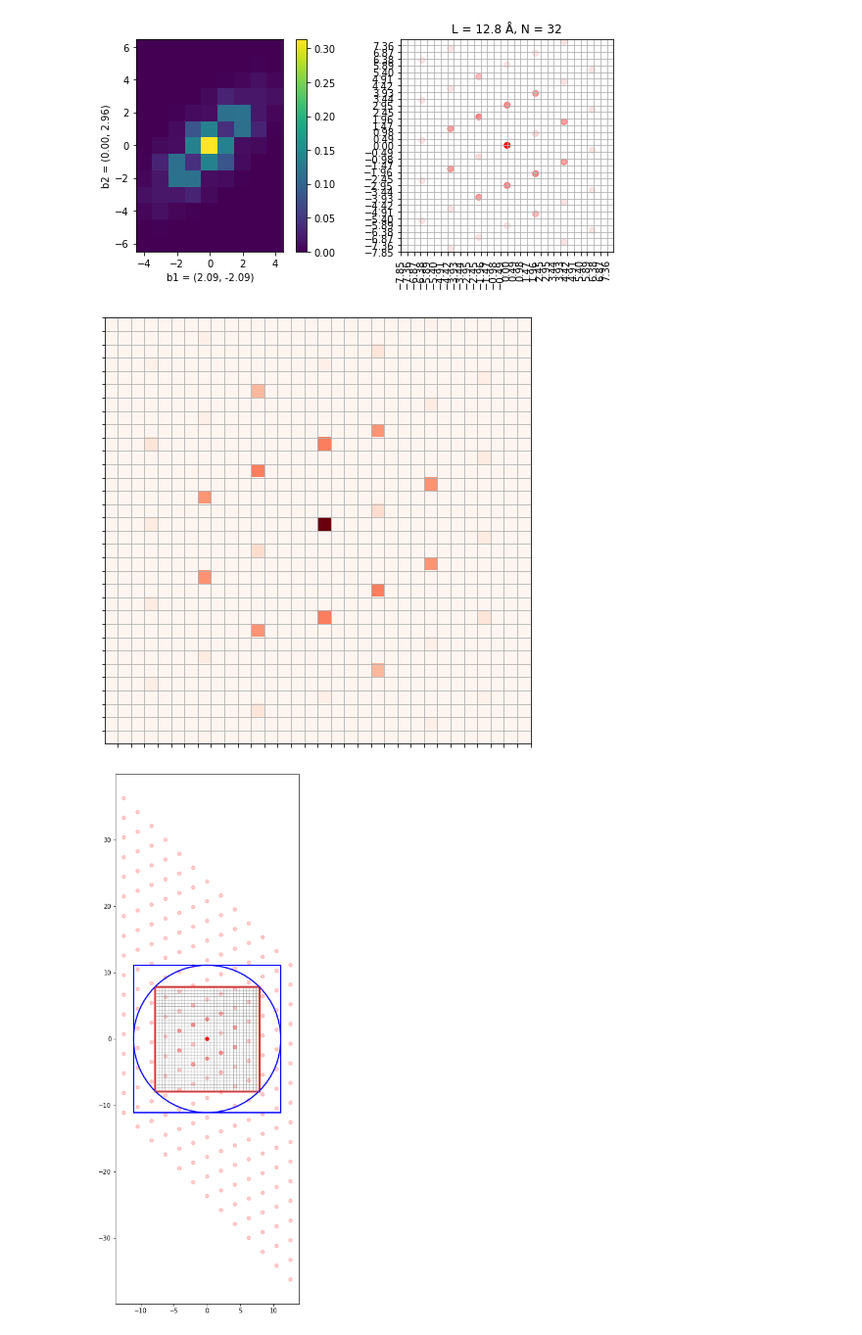
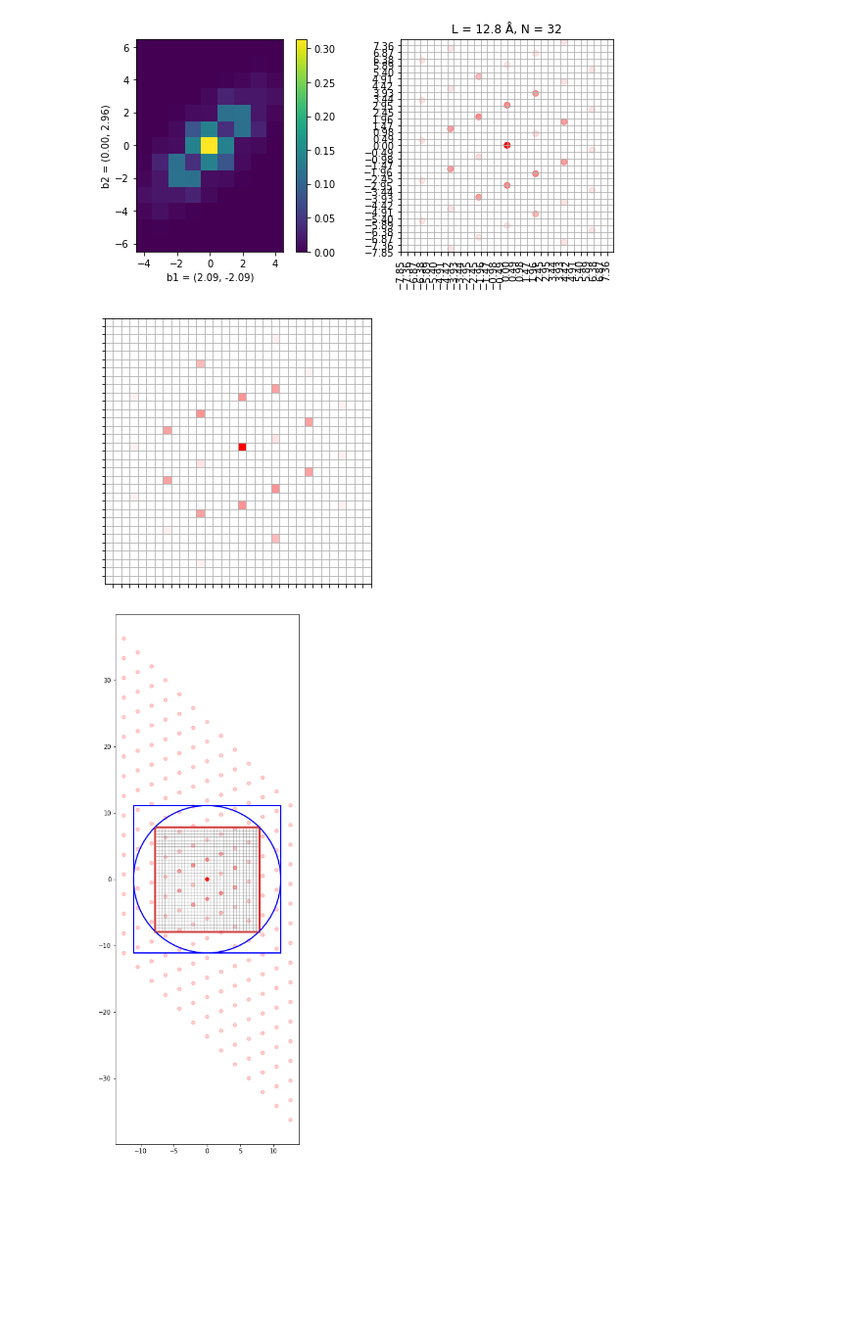
Before and after one commit to markus7800/VoxelNet, a Jupyter notebook: voxel_tutorial.ipynb, the cells around one changed output. Shown at 98% size. Drawn from its saved outputs; the diff is of its cells as text; code cells hidden in the pictures; blank space fills up the shorter version.

```diff
--- a/voxel_tutorial.ipynb
+++ b/voxel_tutorial.ipynb
@@ -1,14 +1,20 @@
 # %%
 from voxel import *
 # %%
-# Calculate coordinates of atoms in rhombus
+# Calculate coordinates of two atoms in rhombus
 # a = 1
 # alpha = 45 deg = pi/4
 f = 2 * np.sin(np.pi/8)
 e = np.cos(np.pi/8)
 r = f*np.sqrt(4-f**2)/(4+2*f)
-print(np.cos(np.pi/8)*(e-r), np.sin(np.pi/8)*(e-r))
-print(np.cos(np.pi/8)*(e+r), np.sin(np.pi/8)*(e+r))
+
+x1 = np.cos(np.pi/8)*(e-r)
+y1 = np.sin(np.pi/8)*(e-r)
+print(x1, y1)
+
+x2 = np.cos(np.pi/8)*(e+r)
+y2 = np.sin(np.pi/8)*(e+r)
+print(x2, y2)
 # %% [output]
 0.6173165676349102 0.2557008945919878
 1.0897902135516373 0.4514058865945597
@@ -20,7 +26,7 @@ A = np.array([
 ]) * 3
 
 # atom coordinates
-mus = np.array([[0.6173,0.2557], [1.0898, 0.4514]])*3
+mus = np.array([[x1,y1], [x2, y2]])*3
 
 # standard deviation for the Gaussians
 sigma = 0.3
@@ -100,16 +106,20 @@ plot_2D_reciprocal_lattice(B, mx, my, G, SG, L=L, N=N)
 # place the computed values on a N x N grid
 descriptor = make_voxel_grid(G, SG, L, N)
 # %%
-fig = plt.figure(figsize=(8,8))
+fig = plt.figure(figsize=(5,5))
 ax = fig.add_subplot(111)
-plt.imshow(descriptor, origin='lower', cmap="Reds")
+colors = [(1, 1, 1), (1, 0, 0)] # first color is black, last is red
+from matplotlib.colors import LinearSegmentedColormap
+red_cm = LinearSegmentedColormap.from_list(
+        "Custom", colors, N=20)
+plt.imshow(descriptor, origin='lower', cmap=red_cm)
 plt.xticks(np.arange(0,N)+0.5)
 plt.yticks(np.arange(0,N)+0.5)
 ax.set_xticklabels([])
 ax.set_yticklabels([])
 plt.grid(True)
 # %% [output]
-[figure, old version]
+[figure, new version]
 # %%
 # for rotations, get integer ranges such that all points in the desired circle
 # of radius width * sqrt(d) / 2 can be computed with reciprocal vectors
```
Also changed, not shown: parts of 14 cells of this notebook, 17 other files.
